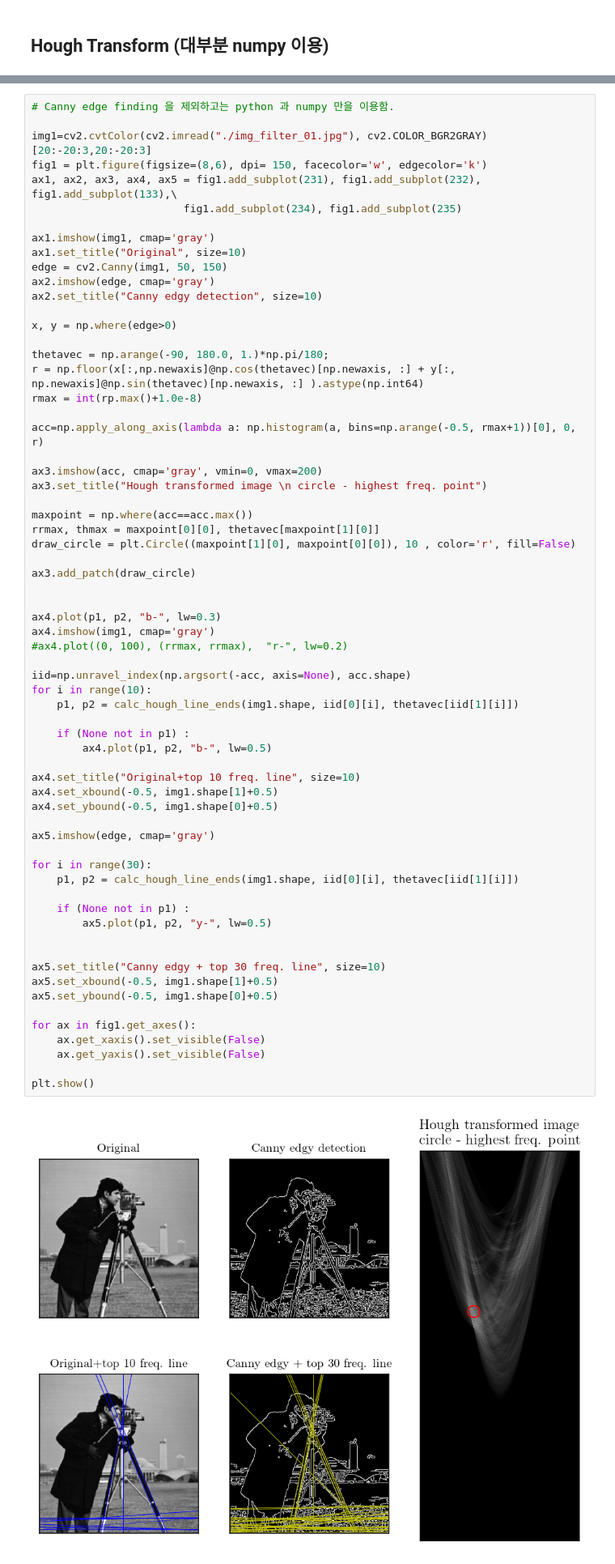
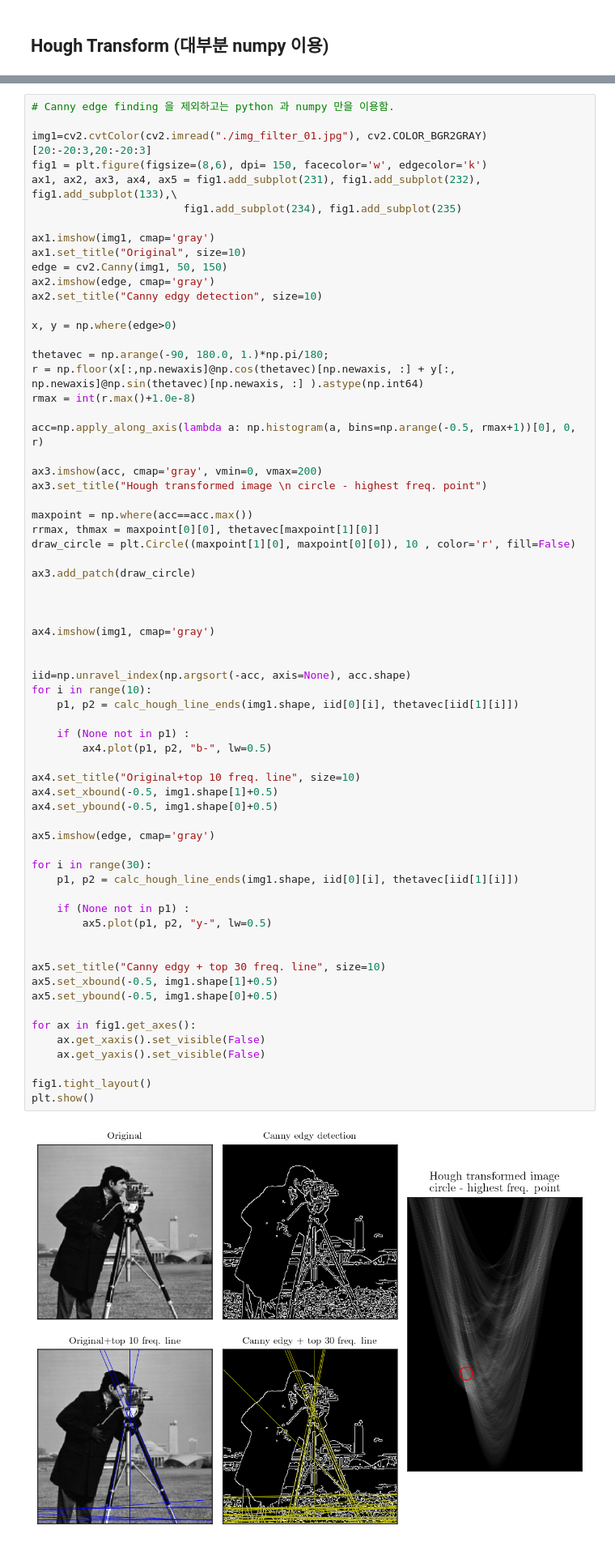
Before and after one commit to jiyongso/imageprocessing, a Jupyter notebook: image_processing_05.ipynb, the cells around one changed output, grey strips where cells are left out. Shown at 81% size. Cells and saved outputs as stored; diff of their text form.

```diff
--- a/image_processing_05.ipynb
+++ b/image_processing_05.ipynb
@@ -88,7 +85,7 @@ x, y = np.where(edge>0)
 
 thetavec = np.arange(-90, 180.0, 1.)*np.pi/180;
 r = np.floor(x[:,np.newaxis]@np.cos(thetavec)[np.newaxis, :] + y[:, np.newaxis]@np.sin(thetavec)[np.newaxis, :] ).astype(np.int64)
-rmax = int(rp.max()+1.0e-8)
+rmax = int(r.max()+1.0e-8)
 
 acc=np.apply_along_axis(lambda a: np.histogram(a, bins=np.arange(-0.5, rmax+1))[0], 0, r)
 
@@ -102,41 +99,42 @@ draw_circle = plt.Circle((maxpoint[1][0], maxpoint[0][0]), 10 , color='r', fill=
 ax3.add_patch(draw_circle)
 
 
-ax4.plot(p1, p2, "b-", lw=0.3)
+
 ax4.imshow(img1, cmap='gray')
-#ax4.plot((0, 100), (rrmax, rrmax),  "r-", lw=0.2)
+
 
 iid=np.unravel_index(np.argsort(-acc, axis=None), acc.shape)
 for i in range(10):
     p1, p2 = calc_hough_line_ends(img1.shape, iid[0][i], thetavec[iid[1][i]])
 
     if (None not in p1) :
         ax4.plot(p1, p2, "b-", lw=0.5)
 
 ax4.set_title("Original+top 10 freq. line", size=10)
 ax4.set_xbound(-0.5, img1.shape[1]+0.5)
 ax4.set_ybound(-0.5, img1.shape[0]+0.5)
 
 ax5.imshow(edge, cmap='gray')
 
 for i in range(30):
     p1, p2 = calc_hough_line_ends(img1.shape, iid[0][i], thetavec[iid[1][i]])
 
     if (None not in p1) :
         ax5.plot(p1, p2, "y-", lw=0.5)
 
 
 ax5.set_title("Canny edgy + top 30 freq. line", size=10)
 ax5.set_xbound(-0.5, img1.shape[1]+0.5)
 ax5.set_ybound(-0.5, img1.shape[0]+0.5)
 
 for ax in fig1.get_axes():
     ax.get_xaxis().set_visible(False)
     ax.get_yaxis().set_visible(False)
 
+fig1.tight_layout()
 plt.show()
 # %% [output]
-[figure, old version]
+[figure, new version]
 # %% [markdown]
 ## Hough Transform using OpenCv2
 # %%
```
Also changed, not shown: parts of 23 cells of this notebook, 27 other files.
